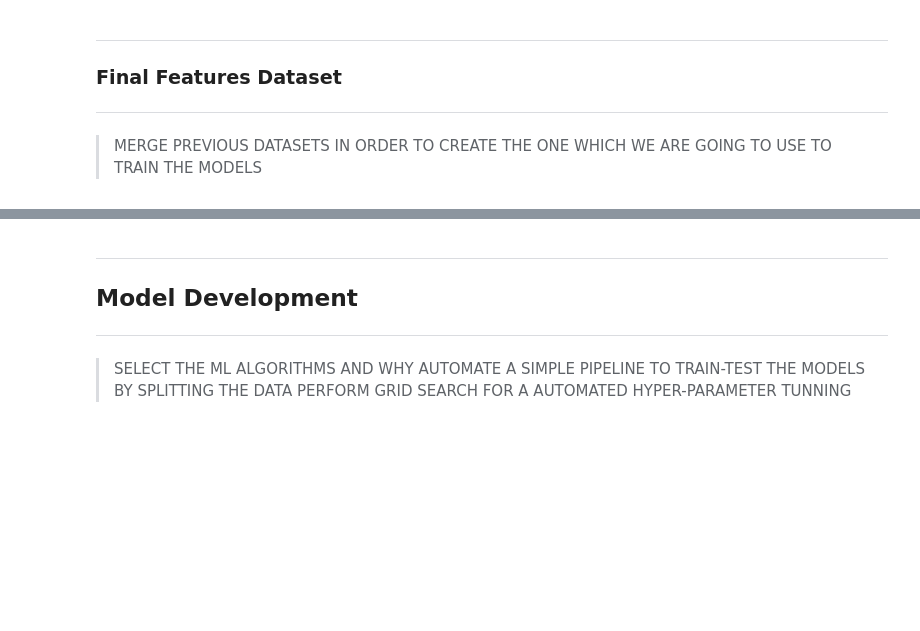
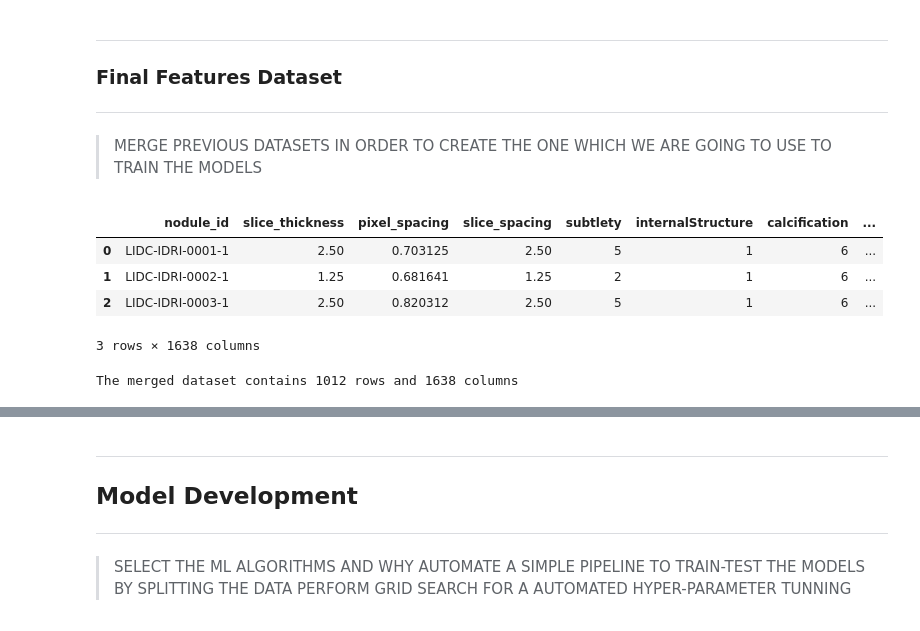
Before and after one commit to EstevesX10/Lung-Cancer-Classification-with-CT-Scans, a Jupyter notebook: Lung Cancer Classification with CT Scans/LungCancerClassification.ipynb, the cells around one changed output, grey strips where cells are left out. Saved outputs shown, nothing was run; the diff lists cells and outputs as text; code cells hidden in the pictures; blank space fills up the shorter version.

```diff
--- a/Lung Cancer Classification with CT Scans/LungCancerClassification.ipynb
+++ b/Lung Cancer Classification with CT Scans/LungCancerClassification.ipynb
@@ -660,0 +714,13 @@ df_refactored_pyradiomics.head(3)
+# %%
+# Fetching useless features from the pyradiomics dataset to later removed them
+columnsToRemove = ['patient_id', 'ann_id', 'diagnostics_Image-original_Dimensionality'] + \
+                  [column for column in df_object_features.columns if 'Hash' in column or 'Versions' in column or df_object_features[column][0][0] == '{']
+# %%
+# Drop the columns selected
+df_refactored_pyradiomics = df_refactored_pyradiomics.drop(columns=columnsToRemove, axis=1)
+
+# Update the Dataframe of the object features
+df_object_features = df_refactored_pyradiomics.select_dtypes(include=['object'])
+# %%
+# Fetch the features whoose string data is composed by tuples
+tupleColumns = [column for column in df_object_features.columns if df_object_features[column][0][0] == '(']
@@ -660,0 +777,8 @@ df_refactored_pyradiomics.head(3)
+# %%
+# Parse strings with tuple format inside the pyradiomics dataset
+try:
+    df_refactored_pyradiomics = mapTuplesInsideDataframe(df_refactored_pyradiomics, tupleColumns, verbose=False)
+except:
+    print(f"The String like Tuple features have already been processed.\n")
+
+df_refactored_pyradiomics.head(3)
@@ -666,6 +796,13 @@ df_refactored_pyradiomics.head(3)
 > MERGE PREVIOUS DATASETS IN ORDER TO CREATE THE ONE WHICH WE ARE GOING TO USE TO TRAIN THE MODELS
 # %%
 # Merge both datasets and clean them
-# pd.merge(df_pyradiomics, df_pylidc, on='annotation_id')
+df_merged = pd.merge(df_pylidc, df_refactored_pyradiomics, on='nodule_id')
+df_merged.head(3)
+# %% [output]
+|  | nodule_id | slice_thickness | pixel_spacing | slice_spacing | subtlety | internalStructure | calcification | ... |
+| 0 | LIDC-IDRI-0001-1 | 2.50 | 0.703125 | 2.50 | 5 | 1 | 6 | ... |
+| 1 | LIDC-IDRI-0002-1 | 1.25 | 0.681641 | 1.25 | 2 | 1 | 6 | ... |
+| 2 | LIDC-IDRI-0003-1 | 2.50 | 0.820312 | 2.50 | 5 | 1 | 6 | ... |
+3 rows × 1638 columns
 # %%
 # Remove rows with at least one null / NaN Value
@@ -676,0 +810,6 @@ df_refactored_pyradiomics.head(3)
+# %%
+# Inspect the shape of the new dataset
+(mergedRows, mergedCols) = df_merged.shape
+print(f"The merged dataset contains {mergedRows} rows and {mergedCols} columns")
+# %% [output]
+The merged dataset contains 1012 rows and 1638 columns
```
Also changed, not shown: parts of 19 cells of this notebook.
